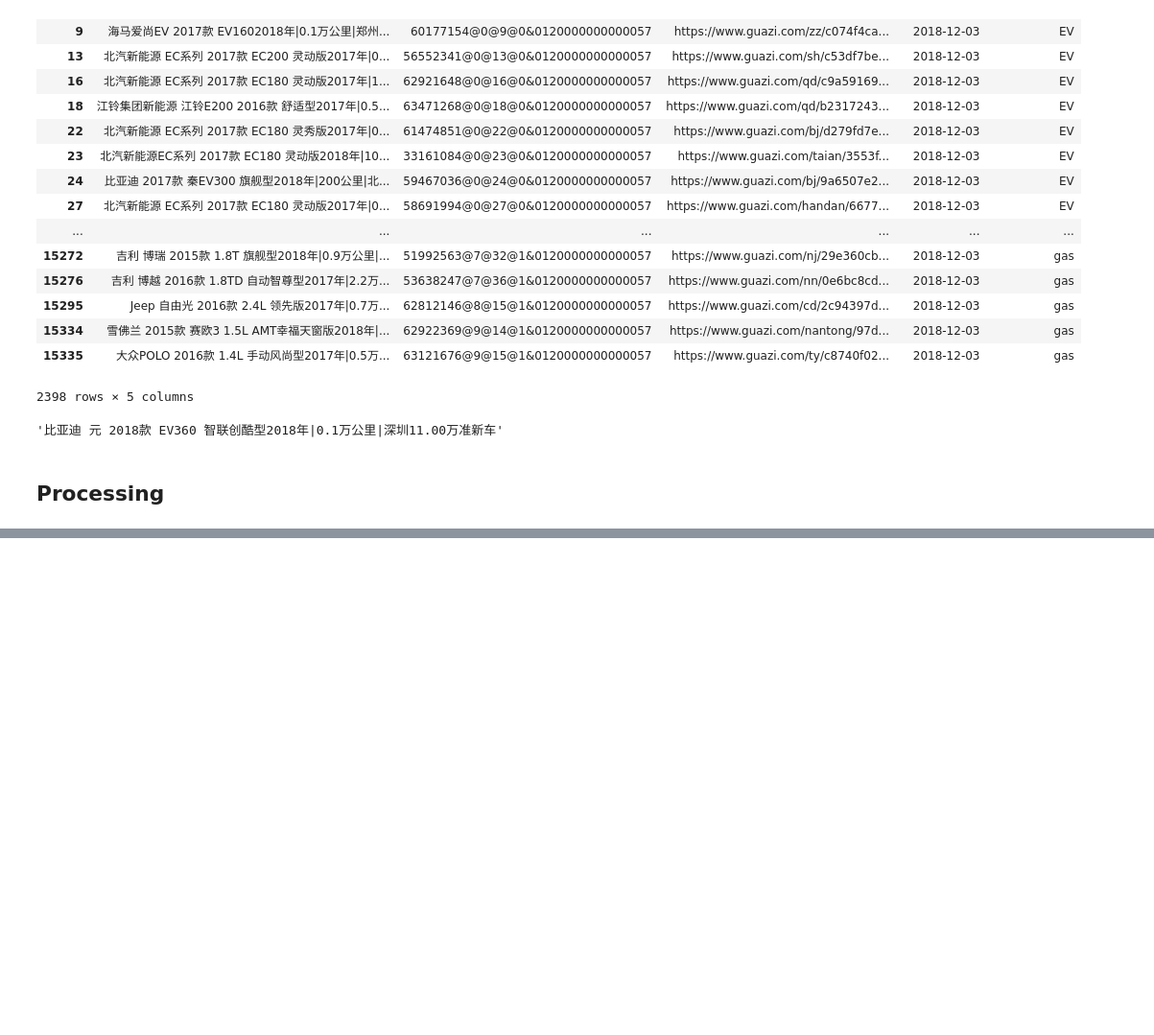
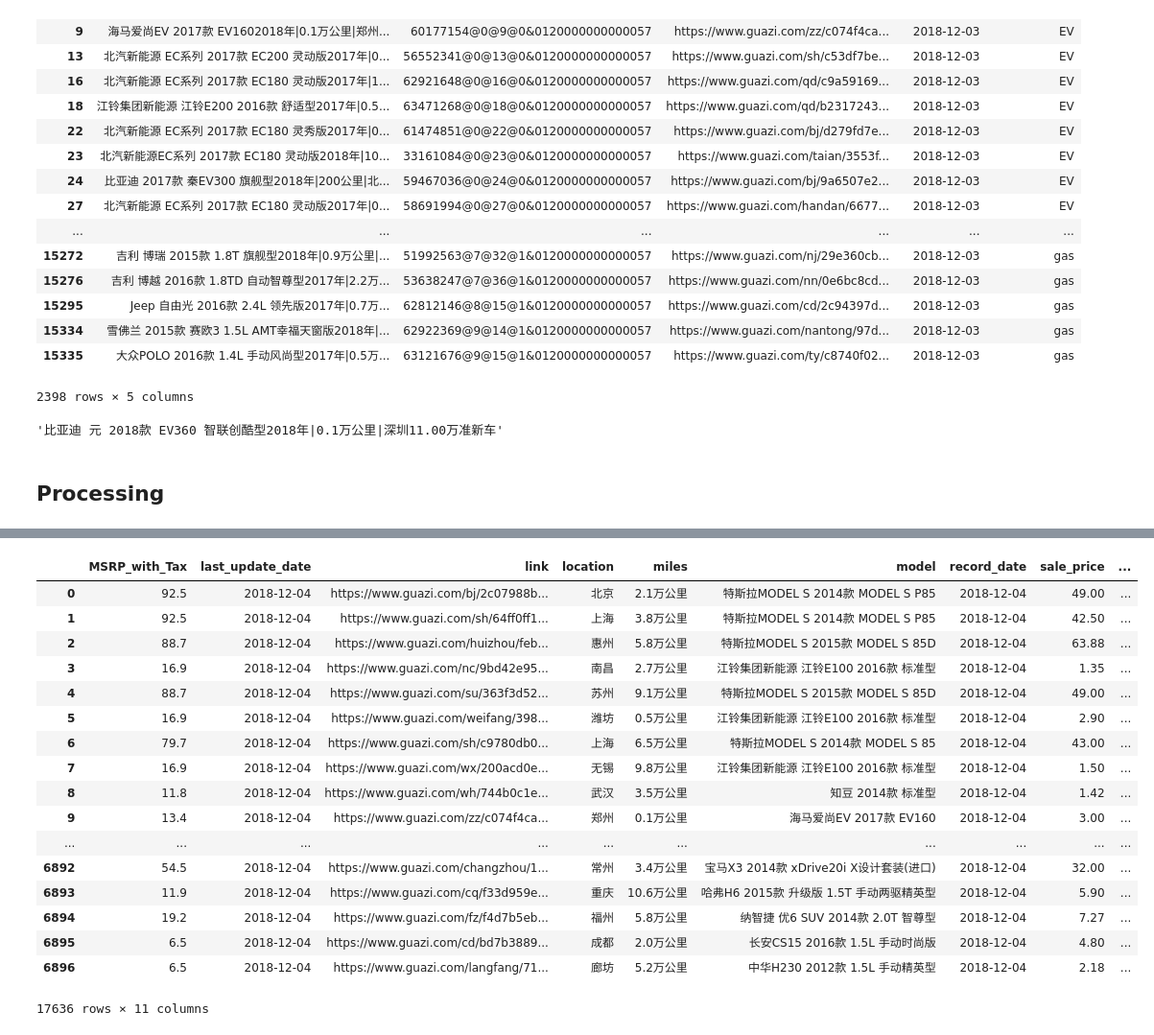
Before and after one commit to asmaaelkeurti/selenium, a Jupyter notebook: All_Vehicle_process.ipynb, the cells around one changed output, grey strips where cells are left out. Shown at 96% size. Cells and saved outputs as stored; diff of their text form; code cells hidden in the pictures; blank space fills up the shorter version.

```diff
--- a/All_Vehicle_process.ipynb
+++ b/All_Vehicle_process.ipynb
@@ -264,0 +236,19 @@ AttributeError: 'NoneType' object has no attribute 'start'
+# %%
+def append_new_output(new_df,old_df):
+    new_output = new_df
+    old_output = old_df
+
+    update_df = old_output.drop(['link','last_update_date'],axis=1).\
+            merge(new_output[['vehicle_id','location','model','last_update_date','link']],
+            on=['vehicle_id','location','model'],how='inner')
+
+    left_join_non_update = old_output.merge(new_output[['vehicle_id','location','model','last_update_date']].rename(columns={'last_update_date':'x'}),
+                               on=['vehicle_id','location','model'],how='left')
+    non_update_df = left_join_non_update[left_join_non_update['x'].isnull()].drop(['x'],axis=1)
+
+    left_join = new_output.merge(old_output[['vehicle_id','location','model','last_update_date']].rename(columns={'last_update_date':'x'}),on=['vehicle_id','location','model'],how='left')
+    new_add_df = left_join[left_join['x'].isnull()].drop(['x'],axis=1)
+
+    appended_df = update_df.append([non_update_df,new_add_df])
+
+    return appended_df
@@ -264,0 +293,24 @@ AttributeError: 'NoneType' object has no attribute 'start'
+# %%
+result = append_new_output(pd.read_csv('C:/Users/Lenovo/Desktop/selenium/selenium/All_Vehicle/appended.csv',encoding='gbk'),
+                          process_output('C:/Users/Lenovo/Desktop/selenium/selenium/All_Vehicle/output-2018-12-04.csv'))
+# %%
+result[result['record_date'] == '2018-12-04']
+# %% [output]
+|  | MSRP_with_Tax | last_update_date | link | location | miles | model | record_date | sale_price | ... |
+| 0 | 92.5 | 2018-12-04 | https://www.guazi.com/bj/2c07988b... | 北京 | 2.1万公里 | 特斯拉MODEL S 2014款 MODEL S P85 | 2018-12-04 | 49.00 | ... |
+| 1 | 92.5 | 2018-12-04 | https://www.guazi.com/sh/64ff0ff1... | 上海 | 3.8万公里 | 特斯拉MODEL S 2014款 MODEL S P85 | 2018-12-04 | 42.50 | ... |
+| 2 | 88.7 | 2018-12-04 | https://www.guazi.com/huizhou/feb... | 惠州 | 5.8万公里 | 特斯拉MODEL S 2015款 MODEL S 85D | 2018-12-04 | 63.88 | ... |
+| 3 | 16.9 | 2018-12-04 | https://www.guazi.com/nc/9bd42e95... | 南昌 | 2.7万公里 | 江铃集团新能源 江铃E100 2016款 标准型 | 2018-12-04 | 1.35 | ... |
+| 4 | 88.7 | 2018-12-04 | https://www.guazi.com/su/363f3d52... | 苏州 | 9.1万公里 | 特斯拉MODEL S 2015款 MODEL S 85D | 2018-12-04 | 49.00 | ... |
+| 5 | 16.9 | 2018-12-04 | https://www.guazi.com/weifang/398... | 潍坊 | 0.5万公里 | 江铃集团新能源 江铃E100 2016款 标准型 | 2018-12-04 | 2.90 | ... |
+| 6 | 79.7 | 2018-12-04 | https://www.guazi.com/sh/c9780db0... | 上海 | 6.5万公里 | 特斯拉MODEL S 2014款 MODEL S 85 | 2018-12-04 | 43.00 | ... |
+| 7 | 16.9 | 2018-12-04 | https://www.guazi.com/wx/200acd0e... | 无锡 | 9.8万公里 | 江铃集团新能源 江铃E100 2016款 标准型 | 2018-12-04 | 1.50 | ... |
+| 8 | 11.8 | 2018-12-04 | https://www.guazi.com/wh/744b0c1e... | 武汉 | 3.5万公里 | 知豆 2014款 标准型 | 2018-12-04 | 1.42 | ... |
+| 9 | 13.4 | 2018-12-04 | https://www.guazi.com/zz/c074f4ca... | 郑州 | 0.1万公里 | 海马爱尚EV 2017款 EV160 | 2018-12-04 | 3.00 | ... |
+| ... | ... | ... | ... | ... | ... | ... | ... | ... | ... |
+| 6892 | 54.5 | 2018-12-04 | https://www.guazi.com/changzhou/1... | 常州 | 3.4万公里 | 宝马X3 2014款 xDrive20i X设计套装(进口) | 2018-12-04 | 32.00 | ... |
+| 6893 | 11.9 | 2018-12-04 | https://www.guazi.com/cq/f33d959e... | 重庆 | 10.6万公里 | 哈弗H6 2015款 升级版 1.5T 手动两驱精英型 | 2018-12-04 | 5.90 | ... |
+| 6894 | 19.2 | 2018-12-04 | https://www.guazi.com/fz/f4d7b5eb... | 福州 | 5.8万公里 | 纳智捷 优6 SUV 2014款 2.0T 智尊型 | 2018-12-04 | 7.27 | ... |
+| 6895 | 6.5 | 2018-12-04 | https://www.guazi.com/cd/bd7b3889... | 成都 | 2.0万公里 | 长安CS15 2016款 1.5L 手动时尚版 | 2018-12-04 | 4.80 | ... |
+| 6896 | 6.5 | 2018-12-04 | https://www.guazi.com/langfang/71... | 廊坊 | 5.2万公里 | 中华H230 2012款 1.5L 手动精英型 | 2018-12-04 | 2.18 | ... |
+17636 rows × 11 columns
```
Also changed, not shown: parts of 16 cells of this notebook, 6 other files.
